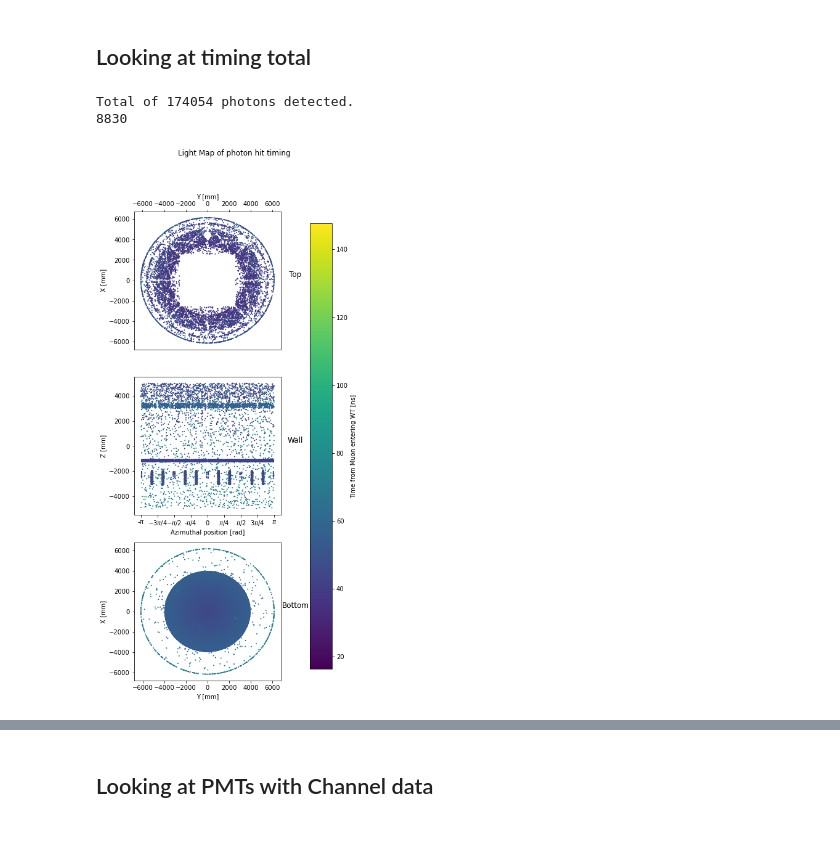
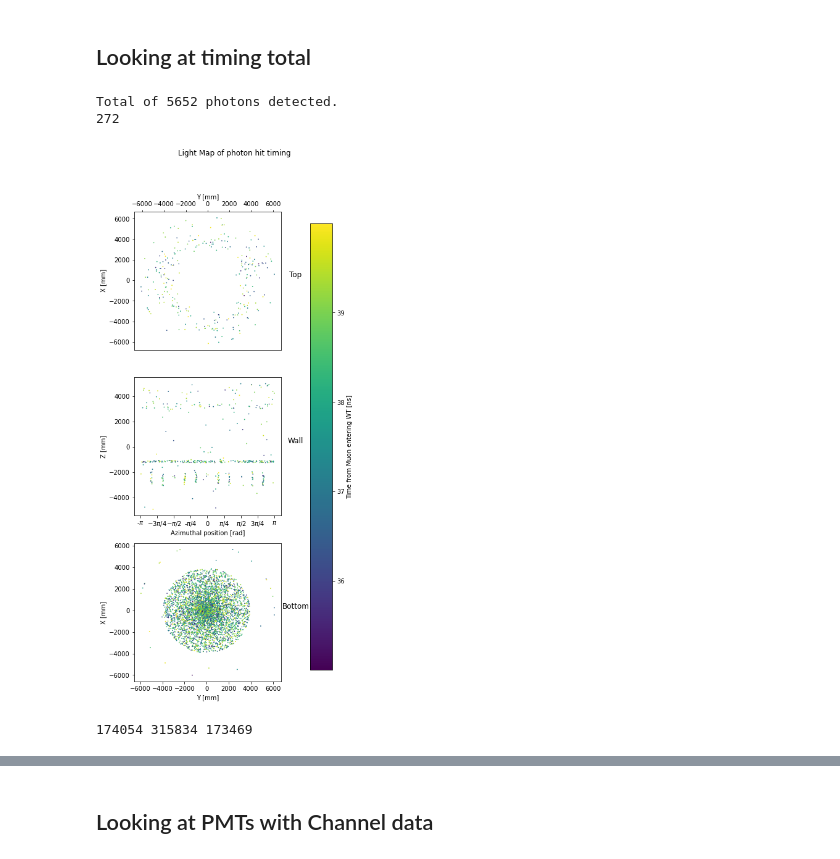
Before and after one commit to eklem1/OD_work, a Jupyter notebook: hfiles_PMTs.ipynb, the cells around one changed output, grey strips where cells are left out. Drawn from its saved outputs; the diff is of its cells as text; code cells hidden in the pictures.

Commit message:
looking more at timing

```diff
--- a/hfiles_PMTs.ipynb
+++ b/hfiles_PMTs.ipynb
@@ -60,4 +60,9 @@ File1 = "h5_files/chroma_nEXO_OD_OD_70PMT_QE_210719_163329_r1658.h5"
 #first try with muon time passed to photon event, 1 muon straight through center, WT, no QE
 File1 = "h5_files/chroma_nEXO_OD_OD_fullAbs_WT_TEST_210722_153136_r6574.h5"
 
+#same thing, with matching to just muon-photon timing csv file
+File1 = "h5_files/chroma_nEXO_OD_OD_fullAbs_WT_TEST_210723_110426_r7662.h5"
+timeFile = np.genfromtxt("TimeOutput.csv", delimiter=',')
+# print(timeFile[0])
+
 Data1 = ReadFile(allKeys, File1)
@@ -182,6 +189,8 @@ bottom_hits = []
 side_hits = []
 all_sides_hits = []
 skipped_hits = 0
+timeMin = 35 #ns
+timeMax = 40 #ns
 
 # PhotonFlags = [GetPhotonFlags(x) for x in Data1['Flags']]
 PhotonFlags_flip = GetPhotonFlags(Data1['Flags']) # it's so much faster this way
@@ -191,7 +200,7 @@ d = 0
 
 for i, flagtag in enumerate(Data1['Flags']):
 #     print(GetPhotonFlags(flagtag))
-    if DetectedBool[i]: #only save those that are detected
+    if DetectedBool[i] and timeMax > PhotonTiming[i] >= timeMin: #only save those that are detected
         x,y,z = detectedPos[d]
         R = np.sqrt(x*x + y*y)
         Az = np.arctan2(y, x)
@@ -226,9 +235,18 @@ all_sides_hits = np.array(all_sides_hits).T
 print("Total of %i photons detected." % len(all_sides_hits[0]))
 print(len(top_hits[0]))
 # %% [output]
-Total of 174054 photons detected.
-8830
+Total of 5652 photons detected.
+272
 # %%
-plotLightMapTime(top_hits, side_hits, bottom_hits, title="Light Map of photon hit timing", s=1)
+plotLightMapTime(top_hits, side_hits, bottom_hits, title="Light Map of photon hit timing", s=0.5)
 # %% [output]
-[figure, old version]
+[figure, new version]
+# %%
+PhotonFlags_flip = GetPhotonFlags(Data1['Flags'])
+HitTimes_detect = HitTimes[PhotonFlags_flip['SURFACE_DETECT']]
+
+HitTimes_detect = HitTimes[PhotonFlags_flip['SURFACE_DETECT']]
+
+print(len(PMTHit_pos[0]), len(HitTimes), len(HitTimes_detect))
+# %% [output]
+174054 315834 173469
```
Also changed, not shown: parts of 6 cells of this notebook, 1 other file.
